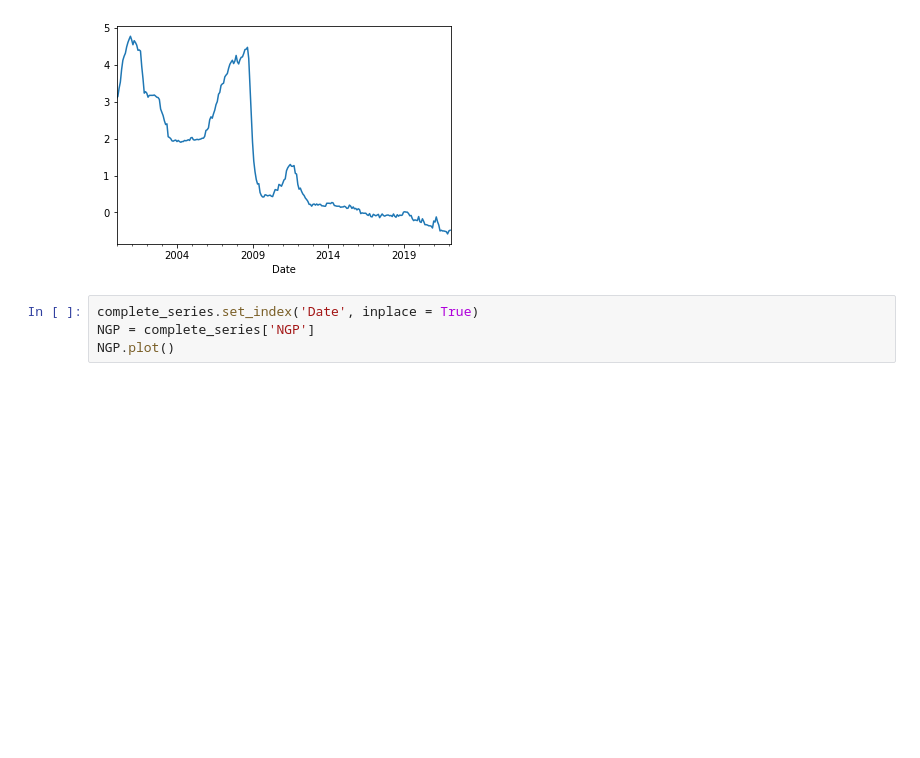
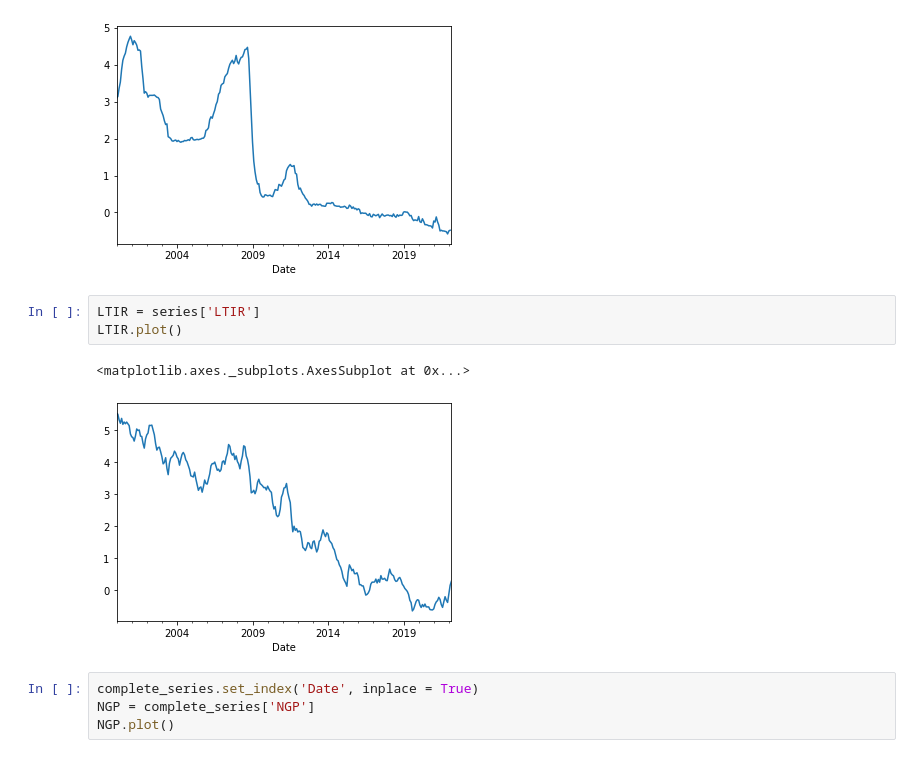
Before and after one commit to flokoafon/WQU_project, a Jupyter notebook: WQU_project.ipynb, the cells around one changed output. Saved outputs shown, nothing was run; the diff lists cells and outputs as text; blank space fills up the shorter version.

```diff
--- a/WQU_project.ipynb
+++ b/WQU_project.ipynb
@@ -111,6 +111,12 @@ SIR.plot()
 # %% [output]
 <matplotlib.axes._subplots.AxesSubplot at 0x...>
 [figure]
+# %%
+LTIR = series['LTIR']
+LTIR.plot()
+# %% [output]
+<matplotlib.axes._subplots.AxesSubplot at 0x...>
+[figure, added]
 # %%
 complete_series.set_index('Date', inplace = True)
 NGP = complete_series['NGP']
```
Also changed, not shown: parts of 10 cells of this notebook.
